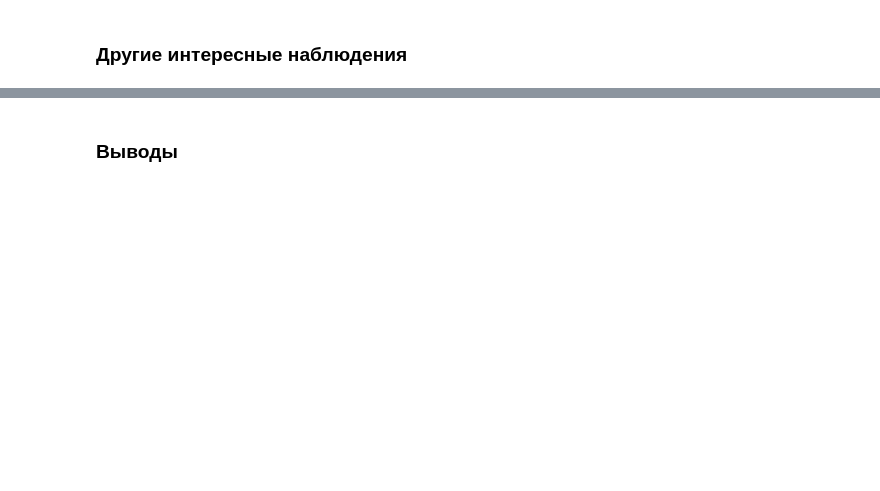
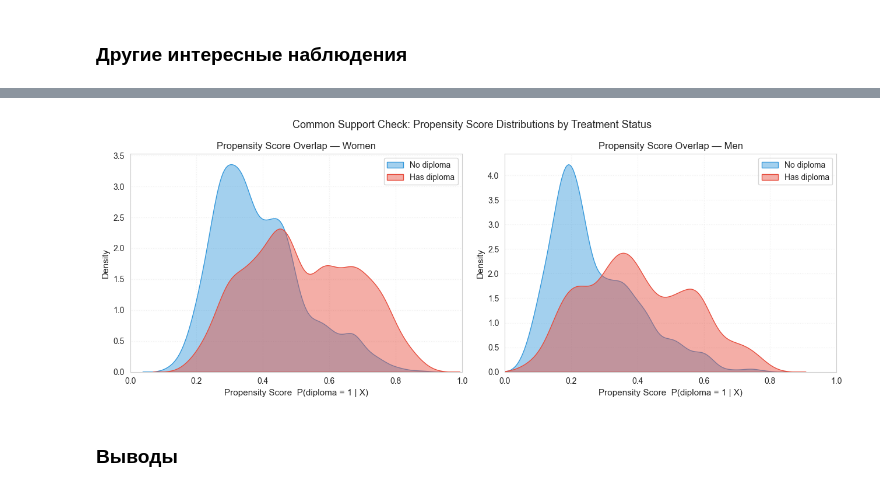
Before and after one commit to alexveider1/Econometrics-project, a Jupyter notebook: doubl_ml.ipynb, the cells around one changed output, grey strips where cells are left out. Drawn from its saved outputs; the diff is of its cells as text; code cells hidden in the pictures; blank space fills up the shorter version.

```diff
--- a/doubl_ml.ipynb
+++ b/doubl_ml.ipynb
@@ -307,2 +499,47 @@ Men - is_health_very_good: no effect
+# %%
+fig, axes = plt.subplots(1, 2, figsize=(13, 5))
+
+for ax, (df_g, gender) in zip(axes, [(df_women, "Women"), (df_men, "Men")]):
+    X = df_g[controls].values
+    d = df_g[treatment].values.astype(int)
+    clf = RandomForestClassifier(
+        n_estimators=100, max_depth=5, min_samples_leaf=10, random_state=42
+    )
+    ps = cross_val_predict(clf, X, d, cv=5, method="predict_proba")[:, 1]
+
+    sns.kdeplot(
+        ps[d == 0],
+        ax=ax,
+        label="No diploma",
+        fill=True,
+        alpha=0.45,
+        color="#3498db",
+        bw_adjust=0.8,
+    )
+    sns.kdeplot(
+        ps[d == 1],
+        ax=ax,
+        label="Has diploma",
+        fill=True,
+        alpha=0.45,
+        color="#e74c3c",
+        bw_adjust=0.8,
+    )
+
+    ax.set_xlim(0, 1)
+    ax.set_xlabel("Propensity Score  P(diploma = 1 | X)", fontsize=11)
+    ax.set_ylabel("Density", fontsize=11)
+    ax.set_title(f"Propensity Score Overlap — {gender}", fontsize=12)
+    ax.legend(fontsize=10)
+    ax.grid(alpha=0.3, linestyle=":")
+
+plt.suptitle(
+    "Common Support Check: Propensity Score Distributions by Treatment Status",
+    fontsize=13,
+)
+plt.tight_layout()
+plt.show()
+# %% [output]
+[figure, added]
 # %% [markdown]
 ### Выводы
```
Also changed, not shown: parts of 12 cells of this notebook.
